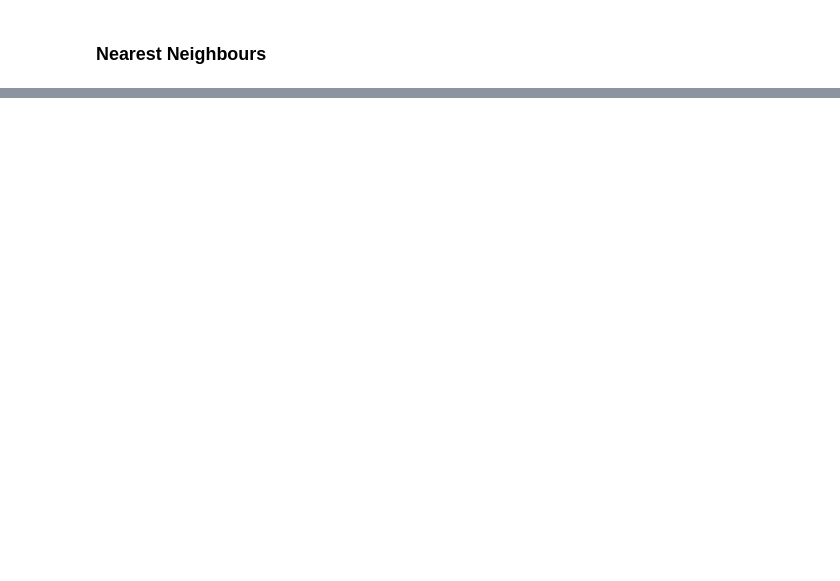
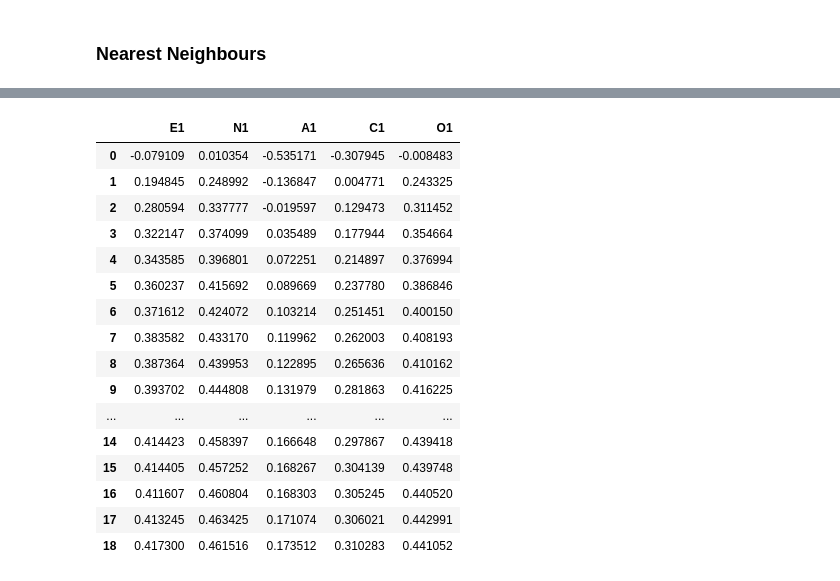
Before and after one commit to rorycochrane/Big5PersonalityModel, a Jupyter notebook: 3_Predicting_Answers_From_Other_Answers.ipynb, the cells around one changed output, grey strips where cells are left out. Cells and saved outputs as stored; diff of their text form; code cells hidden in the pictures; blank space fills up the shorter version.

```diff
--- a/3_Predicting_Answers_From_Other_Answers.ipynb
+++ b/3_Predicting_Answers_From_Other_Answers.ipynb
@@ -80,0 +131,20 @@ plt.plot(neighbours_test)
+# %%
+neighbours_test
+# %% [output]
+|  | E1 | N1 | A1 | C1 | O1 |
+| 0 | -0.079109 | 0.010354 | -0.535171 | -0.307945 | -0.008483 |
+| 1 | 0.194845 | 0.248992 | -0.136847 | 0.004771 | 0.243325 |
+| 2 | 0.280594 | 0.337777 | -0.019597 | 0.129473 | 0.311452 |
+| 3 | 0.322147 | 0.374099 | 0.035489 | 0.177944 | 0.354664 |
+| 4 | 0.343585 | 0.396801 | 0.072251 | 0.214897 | 0.376994 |
+| 5 | 0.360237 | 0.415692 | 0.089669 | 0.237780 | 0.386846 |
+| 6 | 0.371612 | 0.424072 | 0.103214 | 0.251451 | 0.400150 |
+| 7 | 0.383582 | 0.433170 | 0.119962 | 0.262003 | 0.408193 |
+| 8 | 0.387364 | 0.439953 | 0.122895 | 0.265636 | 0.410162 |
+| 9 | 0.393702 | 0.444808 | 0.131979 | 0.281863 | 0.416225 |
+| ... | ... | ... | ... | ... | ... |
+| 14 | 0.414423 | 0.458397 | 0.166648 | 0.297867 | 0.439418 |
+| 15 | 0.414405 | 0.457252 | 0.168267 | 0.304139 | 0.439748 |
+| 16 | 0.411607 | 0.460804 | 0.168303 | 0.305245 | 0.440520 |
+| 17 | 0.413245 | 0.463425 | 0.171074 | 0.306021 | 0.442991 |
+| 18 | 0.417300 | 0.461516 | 0.173512 | 0.310283 | 0.441052 |
```
Also changed, not shown: parts of 19 cells of this notebook.
